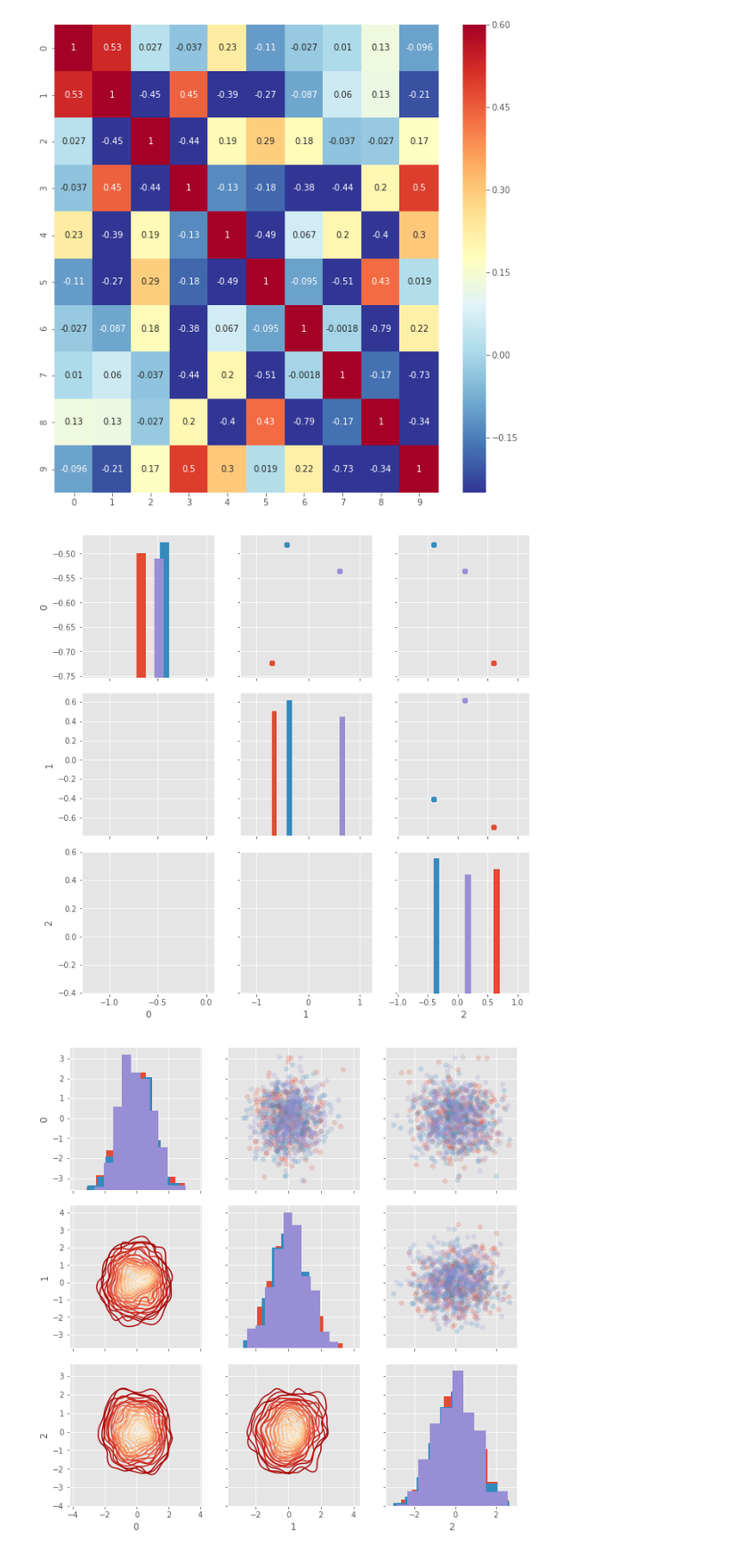
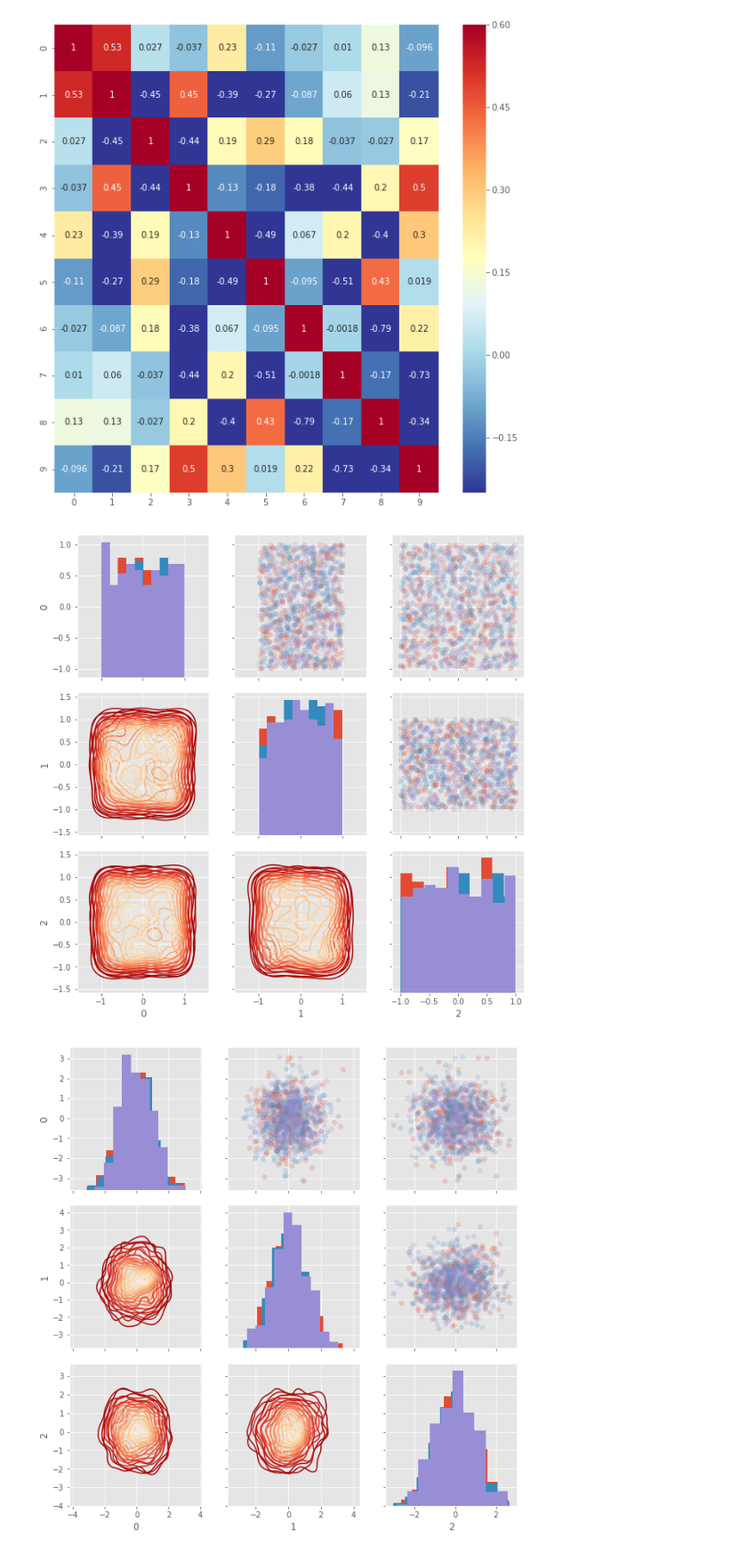
Before and after one commit to var0220/ML100Days, a Jupyter notebook: homework/Day_020_HW.ipynb, the cells around one changed output. Shown at 89% size. Saved outputs shown, nothing was run; the diff lists cells and outputs as text; code cells hidden in the pictures.

```diff
--- a/homework/Day_020_HW.ipynb
+++ b/homework/Day_020_HW.ipynb
@@ -50,30 +50,30 @@ plt.show()
 # %%
 nrow = 1000
 ncol = 3
 """
 Your Code Here
 """
-matrix = pd.DataFrame(np.random.uniform(-1,1,[nrow,ncol]))
+matrix = (np.random.random((1000,3)) - 0.5)*2
 
 
 # 隨機給予 0, 1, 2 三種標籤
 indice = np.random.choice([0,1,2], size=nrow)
 plot_data = pd.DataFrame(matrix, indice).reset_index()
 
 # 繪製 seborn 進階 Heatmap
 grid = sns.PairGrid(data = plot_data, size = 3, diag_sharey=False,
                     hue = 'index', vars = [x for x in list(plot_data.columns) if x != 'index'])
 """
 Your Code Here
 Please replace "..." to correct plot function
 """
 grid.map_upper(plt.scatter, alpha = 0.2)
 grid.map_diag(plt.hist)
 grid.map_lower(sns.kdeplot,cmap = plt.cm.OrRd_r)
 
 plt.show()
 # %% [output]
-[figure, old version]
+[figure, new version]
 # %%
 nrow = 1000
 ncol = 3
```
